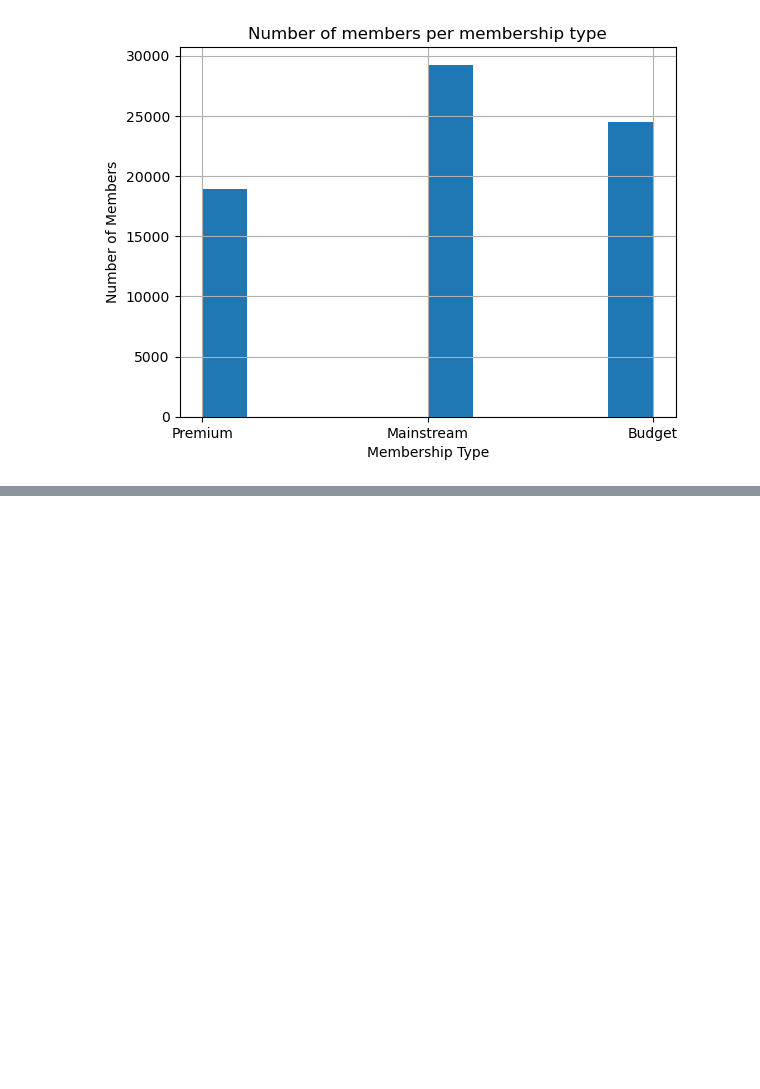
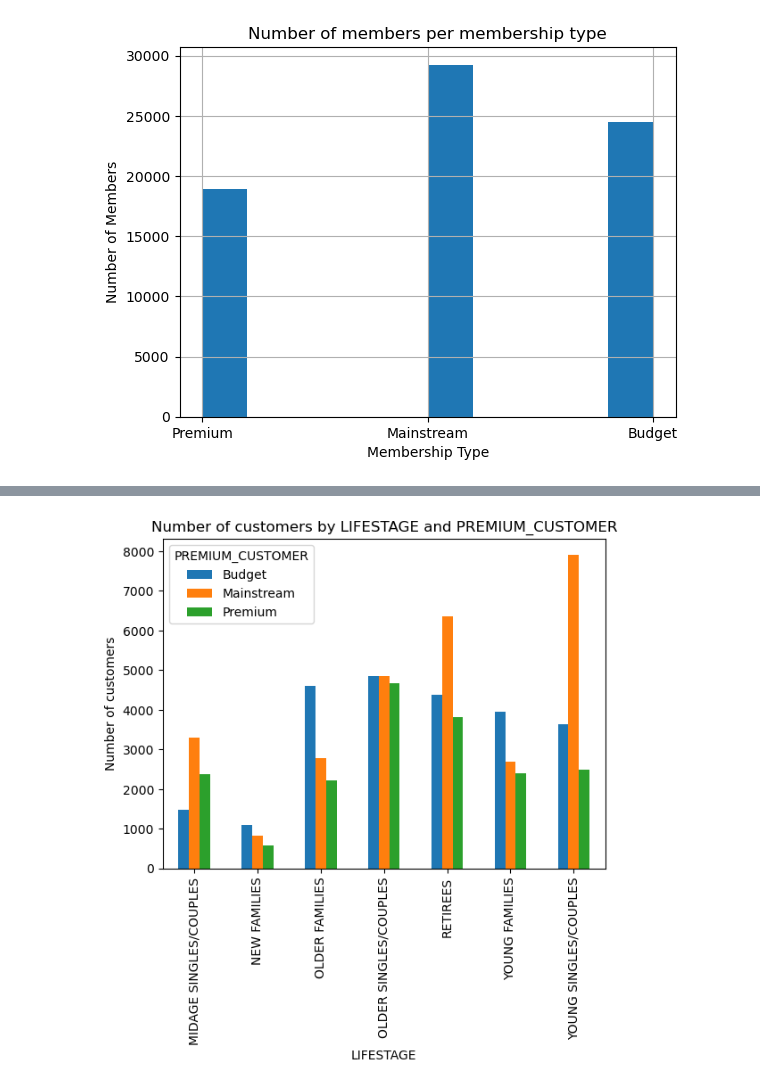
Before and after one commit to jacques-serfontein/QuantiumVEP, a Jupyter notebook: Task1/Task1.ipynb, the cells around one changed output, grey strips where cells are left out. Saved outputs shown, nothing was run; the diff lists cells and outputs as text; code cells hidden in the pictures; blank space fills up the shorter version.

```diff
--- a/Task1/Task1.ipynb
+++ b/Task1/Task1.ipynb
@@ -347,0 +403,10 @@ plt.show()
+# %%
+customer_counts = data.groupby(['LIFESTAGE', 'PREMIUM_CUSTOMER'])['LYLTY_CARD_NBR'].nunique()
+# %%
+customer_counts.unstack().plot(kind='bar')
+plt.title("Number of customers by LIFESTAGE and PREMIUM_CUSTOMER")
+plt.xlabel("LIFESTAGE")
+plt.ylabel("Number of customers")
+plt.show()
+# %% [output]
+[figure, added]
```
Also changed, not shown: parts of 29 cells of this notebook, 1 other file.
